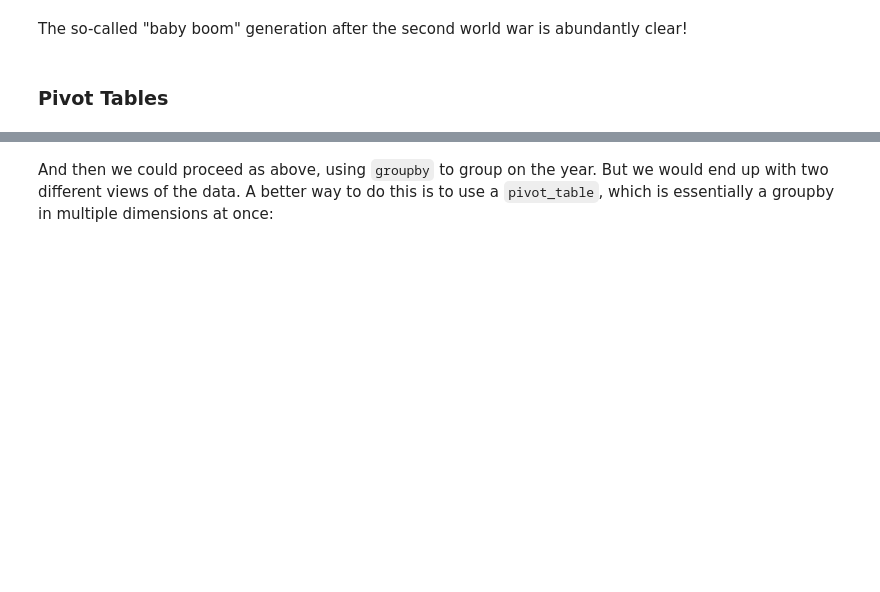
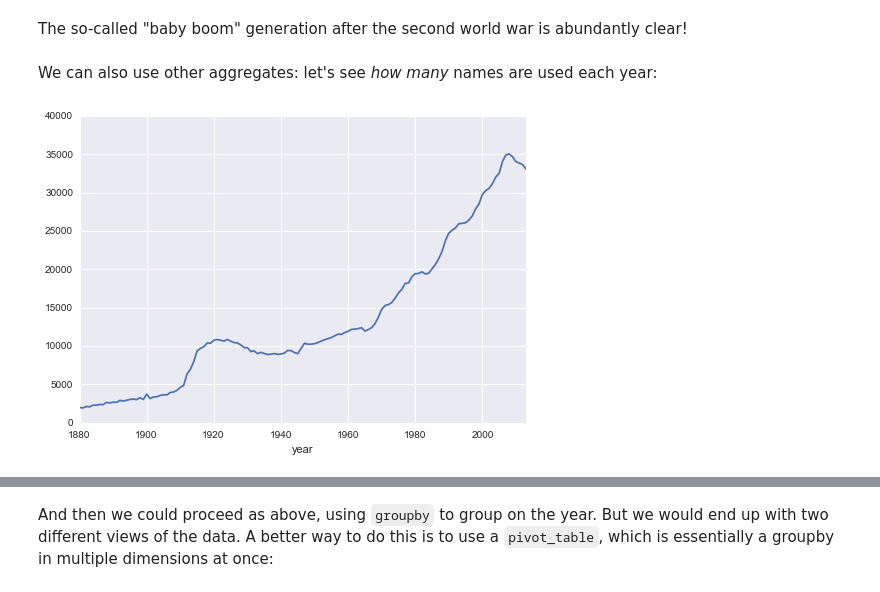
Before and after one commit to jakevdp/OsloWorkshop2014, a Jupyter notebook: notebooks/01.2_NumpyPandas.ipynb, the cells around one changed output, grey strips where cells are left out. Drawn from its saved outputs; the diff is of its cells as text; code cells hidden in the pictures; blank space fills up the shorter version.

```diff
--- a/notebooks/01.2_NumpyPandas.ipynb
+++ b/notebooks/01.2_NumpyPandas.ipynb
@@ -666,5 +666,9 @@ births.plot();
 [figure]
 # %% [markdown]
 The so-called "baby boom" generation after the second world war is abundantly clear!
-# %% [markdown]
-### Pivot Tables
+# %% [markdown]
+We can also use other aggregates: let's see *how many* names are used each year:
+# %%
+names.groupby('year').births.count().plot();
+# %% [output]
+[figure, added]
```
Also changed, not shown: parts of 11 cells of this notebook, 3 other files.
